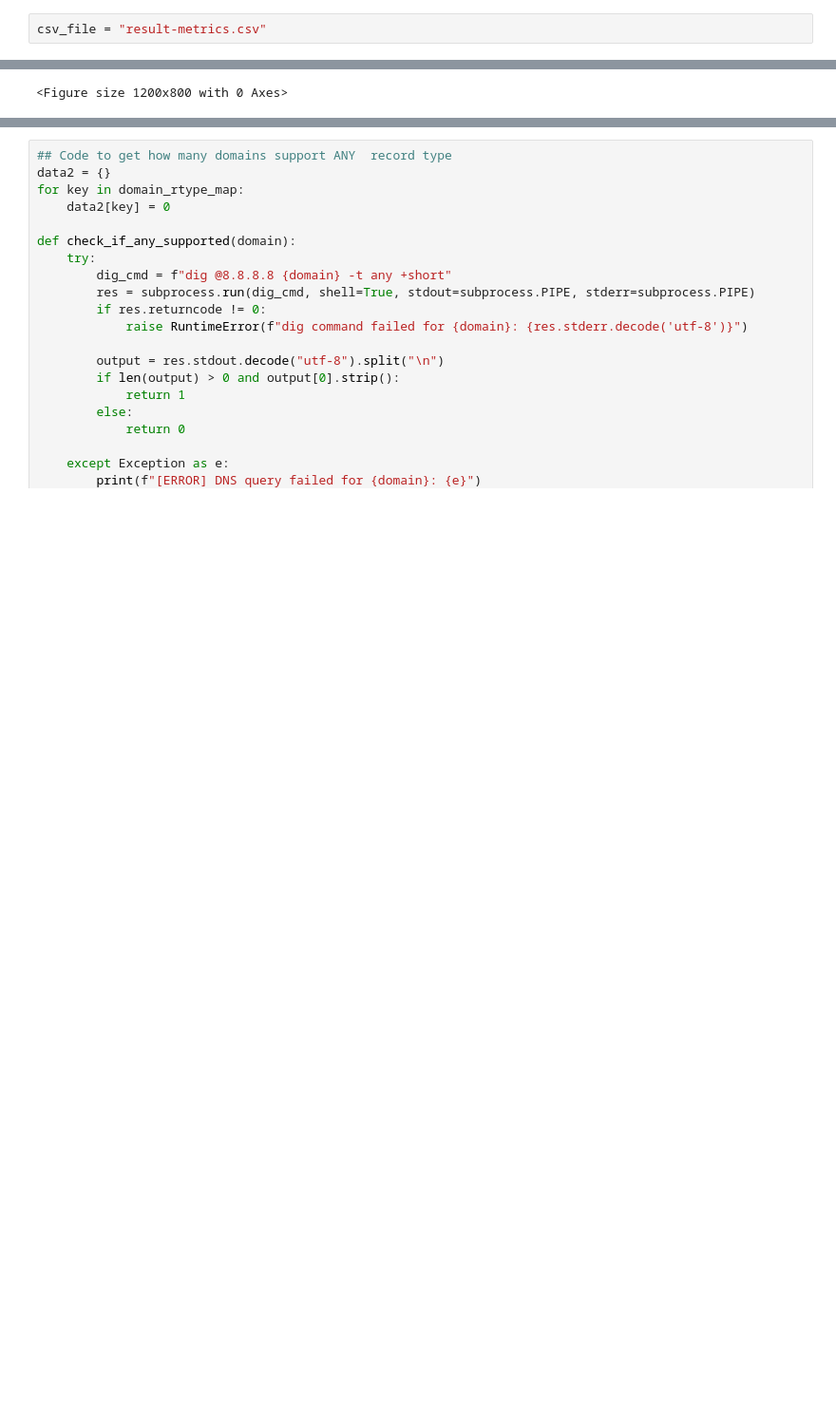
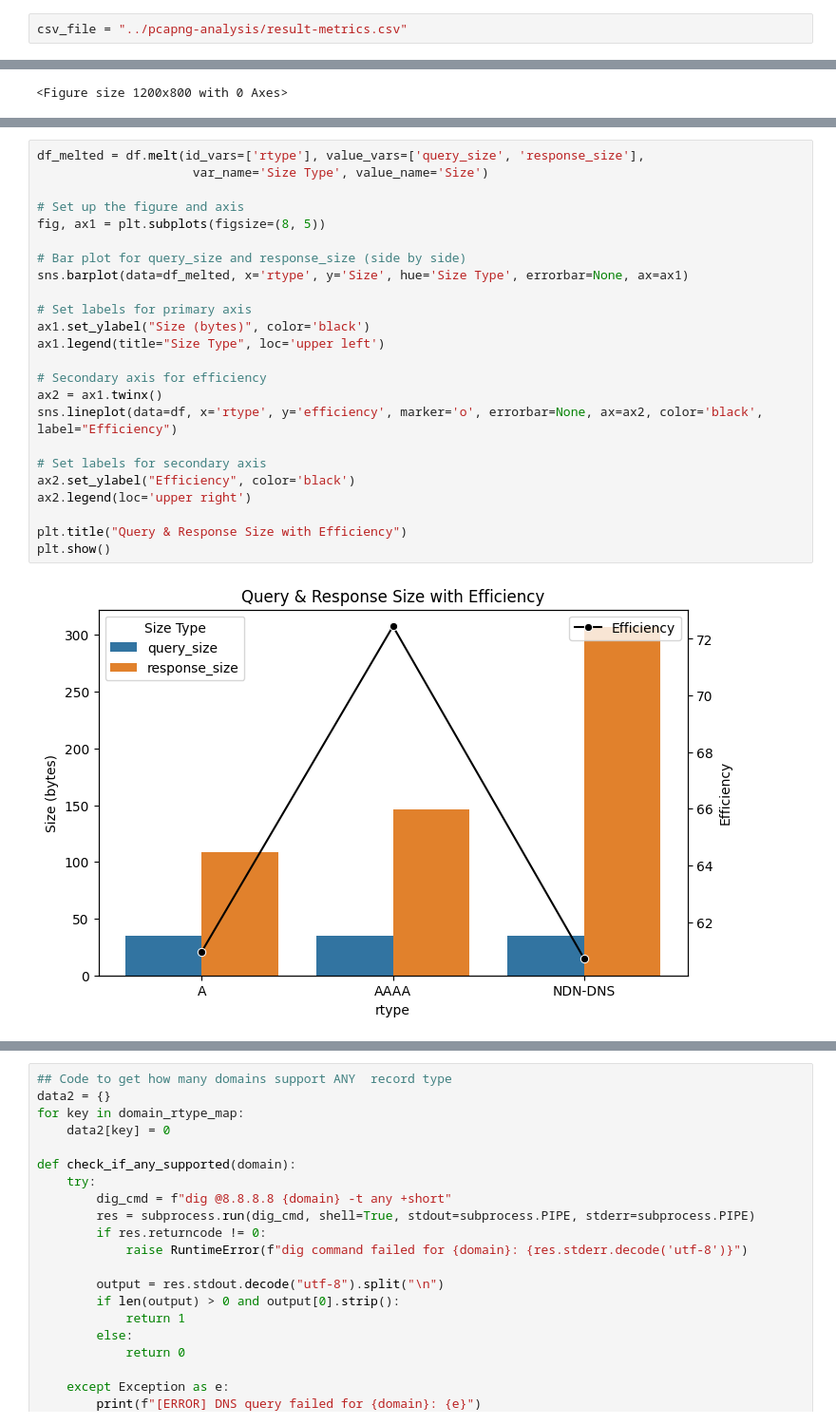
Before and after one commit to SachinJalan/DNS-Renaissance, a Jupyter notebook: any-record-analysis/analyze-requests.ipynb, the cells around one changed output, grey strips where cells are left out. Shown: that part at 95% size. Drawn from its saved outputs; the diff is of its cells as text; blank space fills up the shorter version.

Commit message:
updated a plot.

```diff
--- a/any-record-analysis/analyze-requests.ipynb
+++ b/any-record-analysis/analyze-requests.ipynb
@@ -6,7 +6,7 @@ import pandas as pd
 import matplotlib.pyplot as plt
 import seaborn as sns
 # %%
-csv_file = "result-metrics.csv"
+csv_file = "../pcapng-analysis/result-metrics.csv"
 # %%
 df = pd.read_csv(csv_file)
 df.head()
@@ -475,3 +319,29 @@ ValueError: No objects to concatenate
+# %%
+df_melted = df.melt(id_vars=['rtype'], value_vars=['query_size', 'response_size'],
+                     var_name='Size Type', value_name='Size')
+
+# Set up the figure and axis
+fig, ax1 = plt.subplots(figsize=(8, 5))
+
+# Bar plot for query_size and response_size (side by side)
+sns.barplot(data=df_melted, x='rtype', y='Size', hue='Size Type', errorbar=None, ax=ax1)
+
+# Set labels for primary axis
+ax1.set_ylabel("Size (bytes)", color='black')
+ax1.legend(title="Size Type", loc='upper left')
+
+# Secondary axis for efficiency
+ax2 = ax1.twinx()
+sns.lineplot(data=df, x='rtype', y='efficiency', marker='o', errorbar=None, ax=ax2, color='black', label="Efficiency")
+
+# Set labels for secondary axis
+ax2.set_ylabel("Efficiency", color='black')
+ax2.legend(loc='upper right')
+
+plt.title("Query & Response Size with Efficiency")
+plt.show()
+# %% [output]
+[figure, added]
 # %%
 for domain in data:
     if data[domain]['NDN-DNS'][1] is not None:
```
Also changed, not shown: parts of 4 cells of this notebook.
